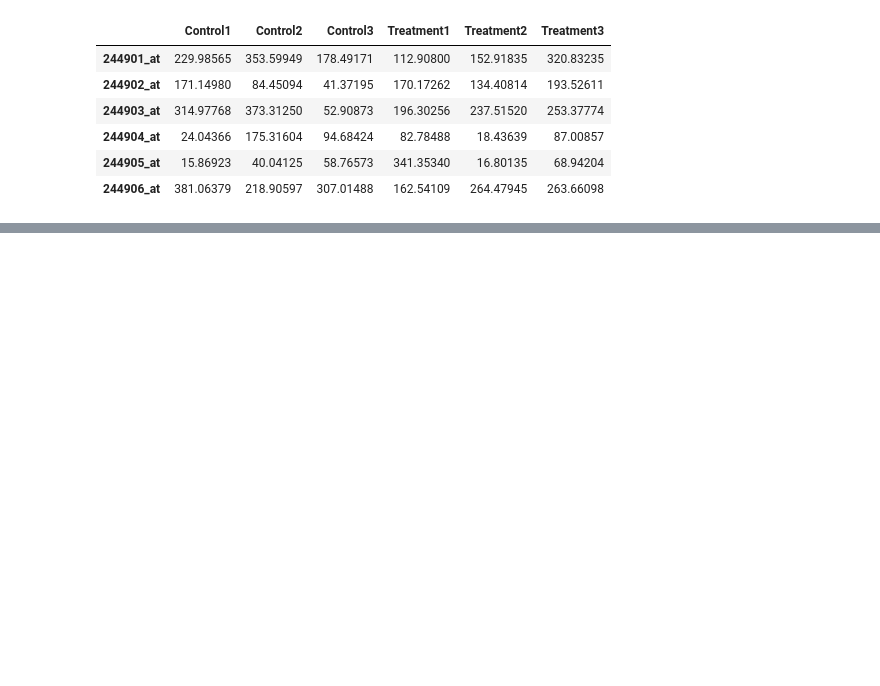
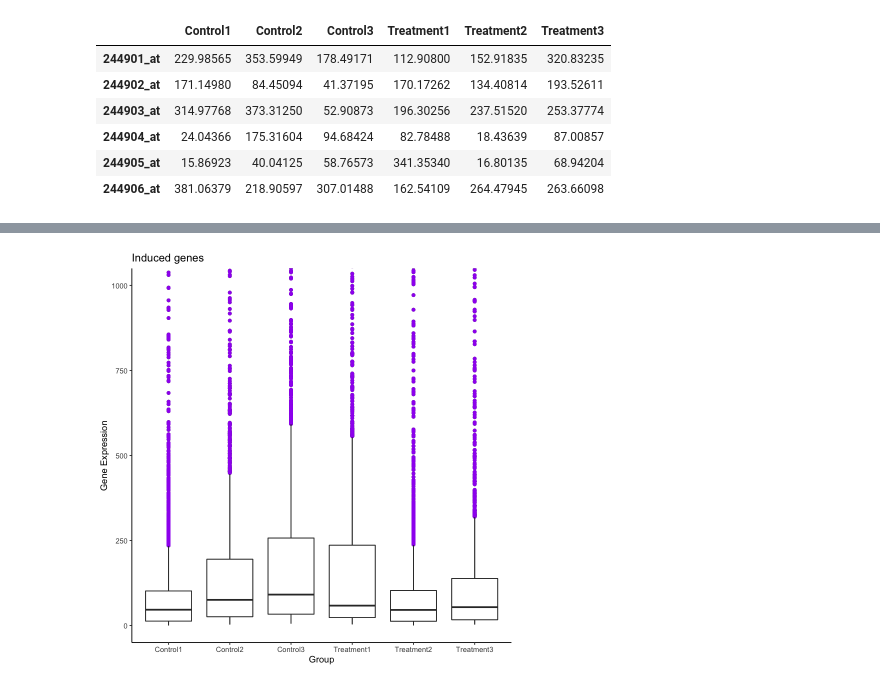
Before and after one commit to Daniela-q-m/Transcriptomics-Course-Projects, a Jupyter notebook: 01_DQ.ipynb, the cells around one changed output, grey strips where cells are left out. Cells and saved outputs as stored; diff of their text form; code cells hidden in the pictures; blank space fills up the shorter version.

Commit message:
Worked on boxplot

```diff
--- a/01_DQ.ipynb
+++ b/01_DQ.ipynb
@@ -154,2 +105,6 @@ print(test)
 # %%
-#Calculate the ratio of average treatment/ average control for each gene
+#Calculate the ratio of average treatment/ average control for each gene, bind ratio to data
+data<-cbind(data, avg_ctrl)
+ratio<-data[,8]/data[,7]
+data<-cbind(data, ratio)
+head(data)
@@ -156,2 +119,5 @@ print(test)
 # %%
-#log fold change
+#log2 fold change calculations, bind to data
+ratio_log2<-log2(ratio)
+data<-cbind(data, ratio_log2)
+head(data)
@@ -158,2 +132,6 @@ print(test)
 # %%
 #How many genes have a log2 fold change > 1 OR < -1
+#subset the data frame, check which rows have an absolute value greater than 1
+induced_genes<-as.data.frame(subset(data, data[,"ratio_log2"] > 1 | data[,"ratio_log2"] < -1))
+head(induced_genes)
+typeof(induced_genes)
@@ -162 +151,11 @@ print(test)
+# %%
+#For better visualization, changing the scale with y_lim
+library(ggplot2)
+ggplot(stack(induced_genes[1:6]), aes(x = ind, y = values)) +
+  geom_boxplot()+theme_classic()+
+    labs(title="Induced genes", x="Group", y="Gene Expression")+
+        coord_cartesian(ylim = c(0, 1000))+
+            geom_boxplot(outlier.colour = 'purple')
+# %% [output]
+[figure, added]
 # %%
```
Also changed, not shown: parts of 15 cells of this notebook, 1 other file.
